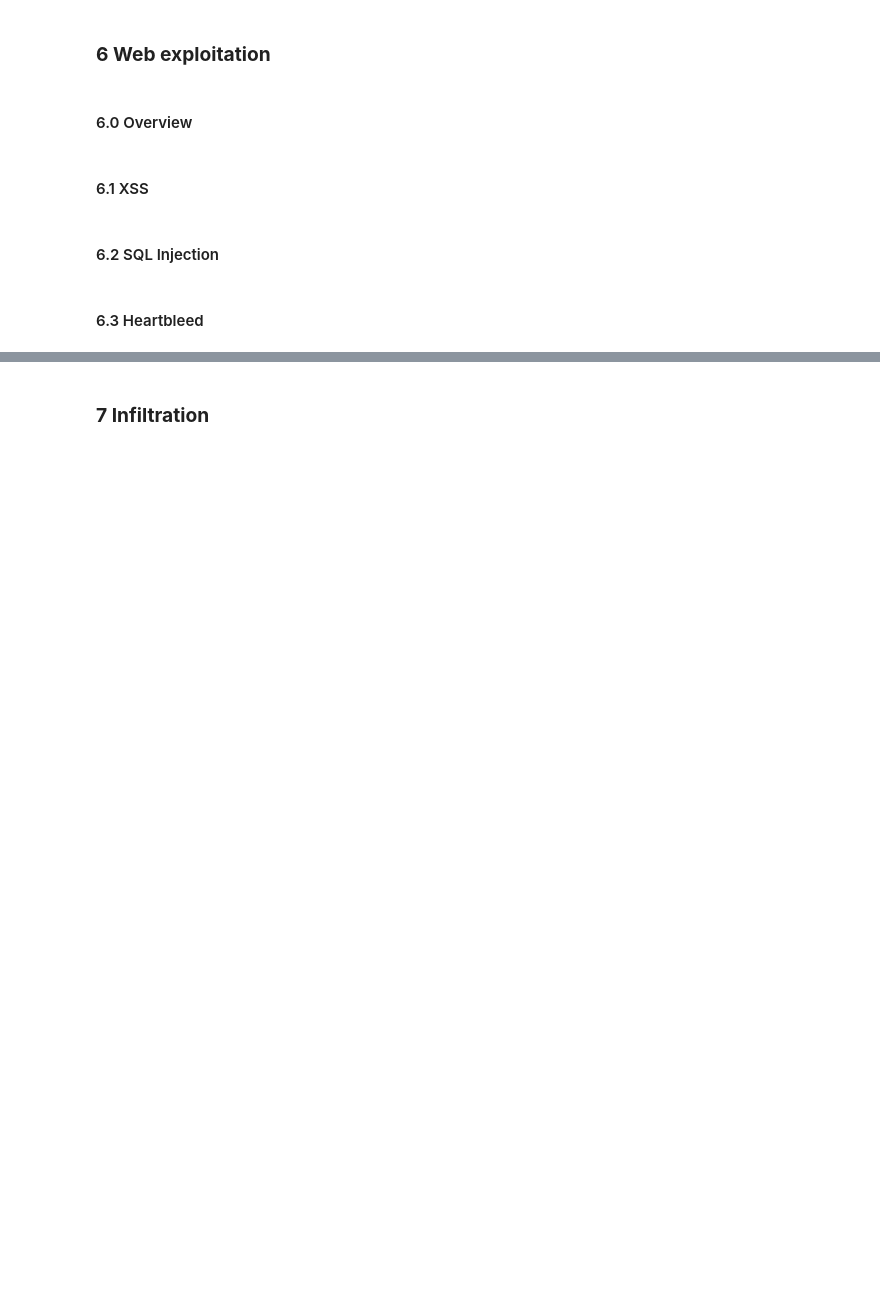
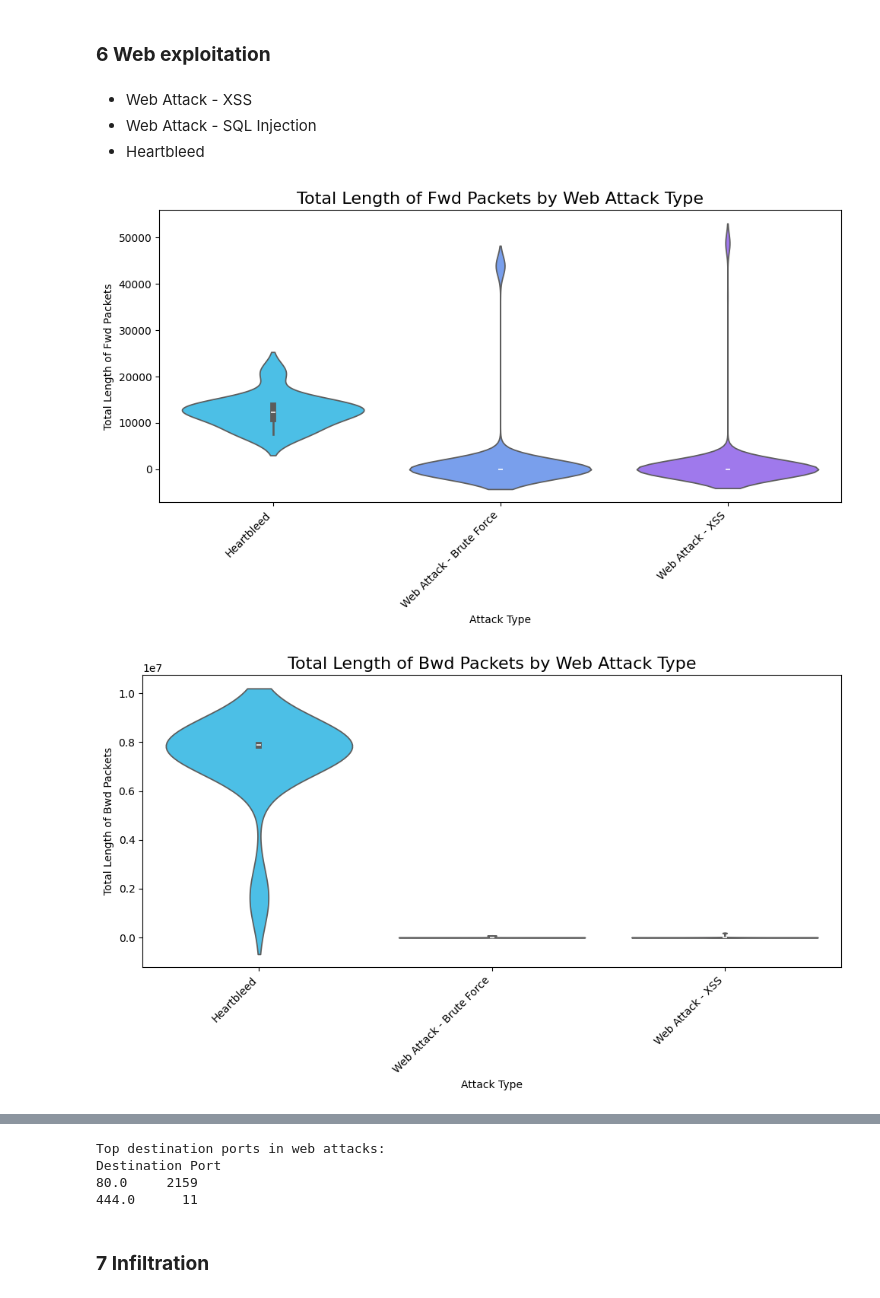
Before and after one commit to PhoXinuS/IDS-Analyzer, a Jupyter notebook: code/data_vis.ipynb, the cells around one changed output, grey strips where cells are left out. Cells and saved outputs as stored; diff of their text form; code cells hidden in the pictures; blank space fills up the shorter version.

```diff
--- a/code/data_vis.ipynb
+++ b/code/data_vis.ipynb
@@ -549,10 +637,70 @@ Unique attacker IP addresses: 1
 # %% [markdown]
 ### **6 Web exploitation**
-# %% [markdown]
-#### 6.0 Overview
-# %% [markdown]
-#### 6.1 XSS
-# %% [markdown]
-#### 6.2 SQL Injection
-# %% [markdown]
-#### 6.3 Heartbleed
+# %% [markdown]
+- Web Attack - XSS
+- Web Attack - SQL Injection
+- Heartbleed
+# %%
+df_full = load_full_dataset()
+df_full.columns = df_full.columns.str.strip()
+web_labels = ['Web Attack - SQL Injection', 'Web Attack - XSS', 'Web Attack - Brute Force', 'Heartbleed']
+df_web = df_full[df_full['Label'].isin(web_labels)].copy()
+
+# Violin plot for Total Length of Fwd Packets
+plt.figure(figsize=(10, 6))
+colors_web = sns.color_palette('cool', len(web_labels))
+sns.violinplot(
+    x='Label',
+    y='Total Length of Fwd Packets',
+    data=df_web,
+    hue='Label',
+    palette=colors_web,
+    legend=False
+)
+plt.title('Total Length of Fwd Packets by Web Attack Type', fontsize=16)
+plt.xlabel('Attack Type')
+plt.ylabel('Total Length of Fwd Packets')
+plt.xticks(rotation=45, ha='right')
+plt.tight_layout()
+plt.show()
+
+# Violin plot for Total Length of Bwd Packets
+plt.figure(figsize=(10, 6))
+sns.violinplot(
+    x='Label',
+    y='Total Length of Bwd Packets',
+    data=df_web,
+    hue='Label',
+    palette=colors_web,
+    legend=False
+)
+plt.title('Total Length of Bwd Packets by Web Attack Type', fontsize=16)
+plt.xlabel('Attack Type')
+plt.ylabel('Total Length of Bwd Packets')
+plt.xticks(rotation=45, ha='right')
+plt.tight_layout()
+plt.show()
+
+# Bar chart of Destination Ports
+top_ports = df_web['Destination Port'].value_counts().nlargest(10)
+plt.figure(figsize=(10, 6))
+colors_ports = sns.color_palette('cool', n_colors=len(top_ports))
+sns.barplot(
+    x=top_ports.index.astype(str),
+    y=top_ports.values,
+    hue=top_ports.index.astype(str),
+    palette=colors_ports,
+    legend=False
+)
+plt.title('Top Destination Ports in Web Attacks', fontsize=16)
+plt.xlabel('Destination Port')
+plt.ylabel('Frequency')
+plt.xticks(rotation=45, ha='right')
+plt.tight_layout()
+plt.show()
+
+print("Top destination ports in web attacks:")
+print(top_ports.to_string())
+# %% [output]
+[figure, added]
+[figure, added]
@@ -559,2 +708,6 @@ Unique attacker IP addresses: 1
+Top destination ports in web attacks:
+Destination Port
+80.0     2159
+444.0      11
 # %% [markdown]
 ### **7 Infiltration**
```
Also changed, not shown: parts of 14 cells of this notebook, 1 other file.
